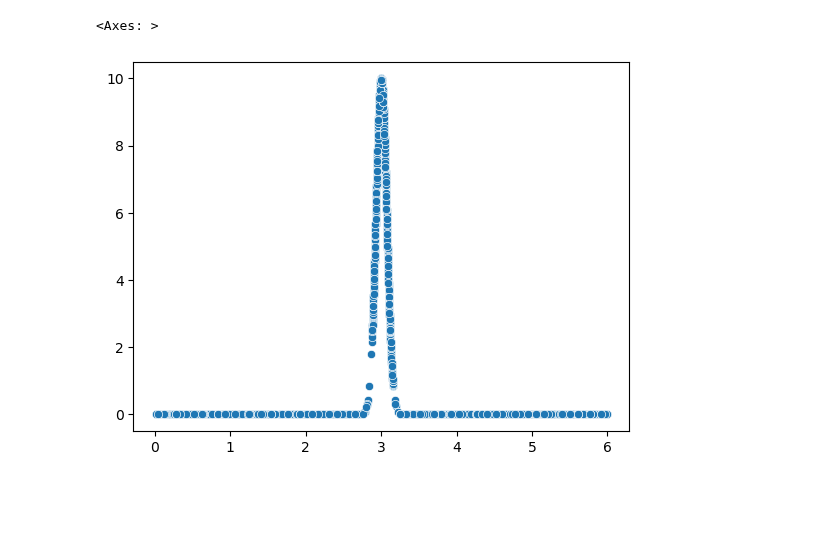
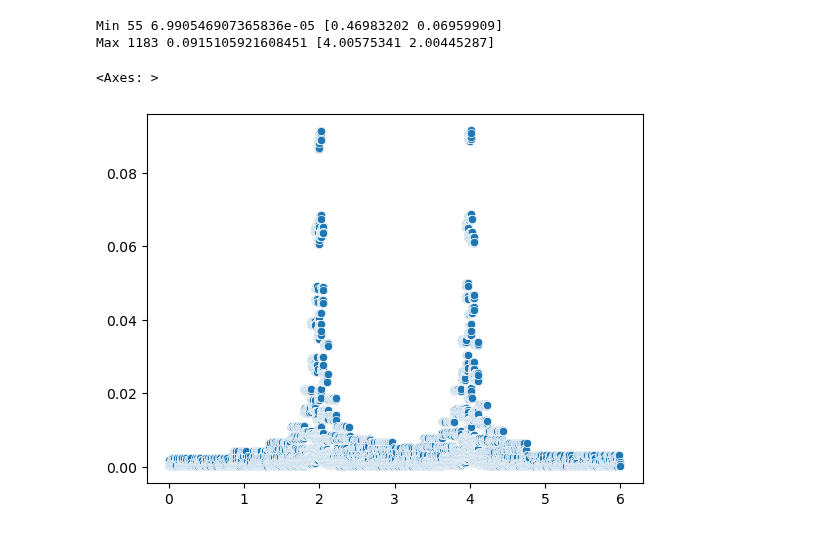
Before and after one commit to nVentis/MEM_HEP, a Jupyter notebook: notebooks/mem_nis.ipynb, the cells around one changed output. Saved outputs shown, nothing was run; the diff lists cells and outputs as text; code cells hidden in the pictures; blank space fills up the shorter version.

```diff
--- a/notebooks/mem_nis.ipynb
+++ b/notebooks/mem_nis.ipynb
@@ -104,0 +261,5 @@ sample, learn = dist_conv(integrand, dims, boundaries, bins_per_dim=bins_per_dim
+# %%
+n_samples = 100000
+samples = instance.sample(n_samples)
+plt.hist2d(samples[0], samples[1], density=True, bins=bins_per_dim)
+# sns.scatterplot(x=samples[0], y=integrand(samples))
@@ -105,2 +285,4 @@ sample, learn = dist_conv(integrand, dims, boundaries, bins_per_dim=bins_per_dim
+# %%
+instance.learn(n_samples)
 # %%
 n_samples = 10000
@@ -166,5 +348,18 @@ plt.hist(samples[0], density=True, bins=bins_per_dim)
+# %%
+samples, weights = instance.sample(10000, with_weights=True)
+# %%
+ind_min = np.argmin(weights)
+print("Min", ind_min, weights[ind_min], samples[:, ind_min])
+
+ind_max = np.argmax(weights)
+print("Max", ind_max, weights[ind_max], samples[:, ind_max])
+# %% [output]
+Min 55 6.990546907365836e-05 [0.46983202 0.06959909]
+Max 1183 0.0915105921608451 [4.00575341 2.00445287]
+# %%
+indices = samples[1].argsort()
 # %%
-sns.scatterplot(x=samples[0], y=integrand(samples))
+sns.scatterplot(x=samples[0][indices], y=weights[indices])
 # %% [output]
 <Axes: >
-[figure, old version]
+[figure, new version]
```
Also changed, not shown: parts of 29 cells of this notebook.
